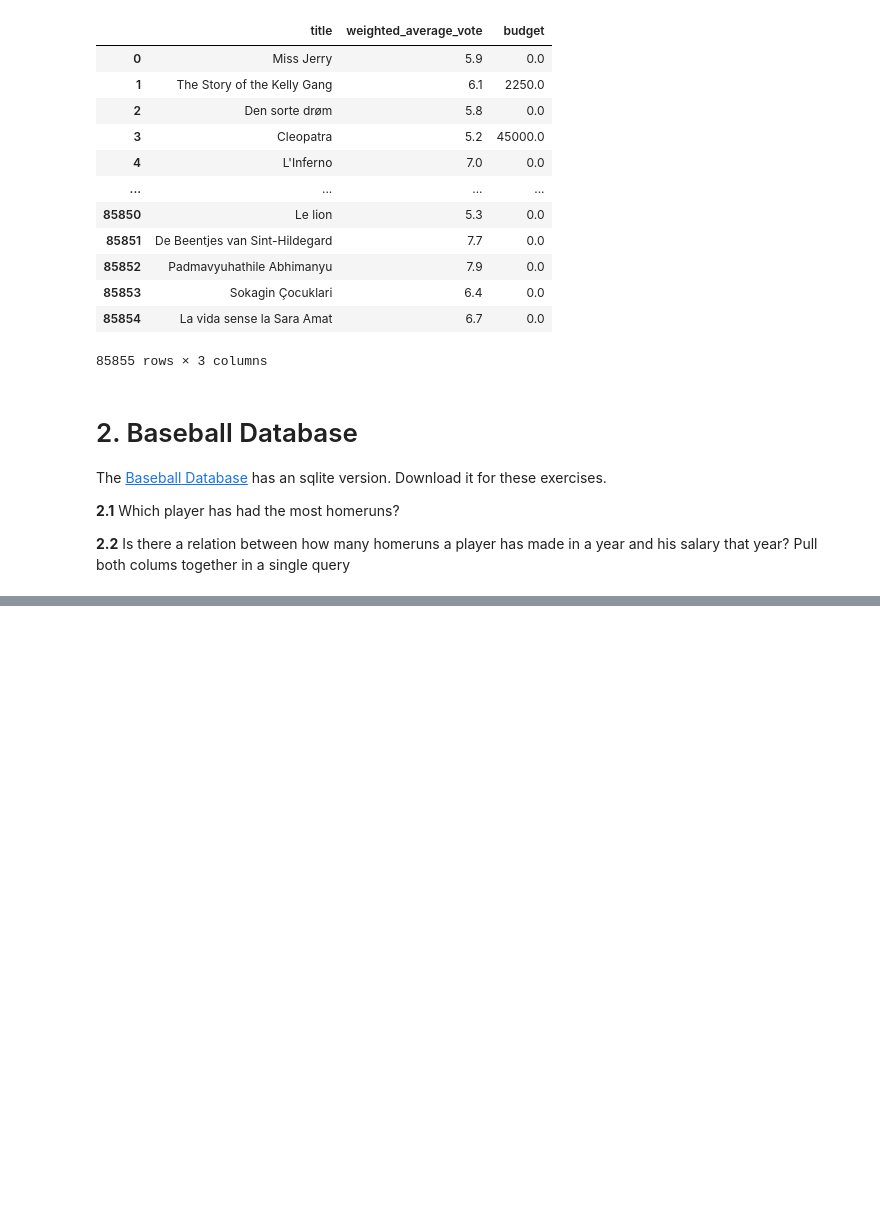
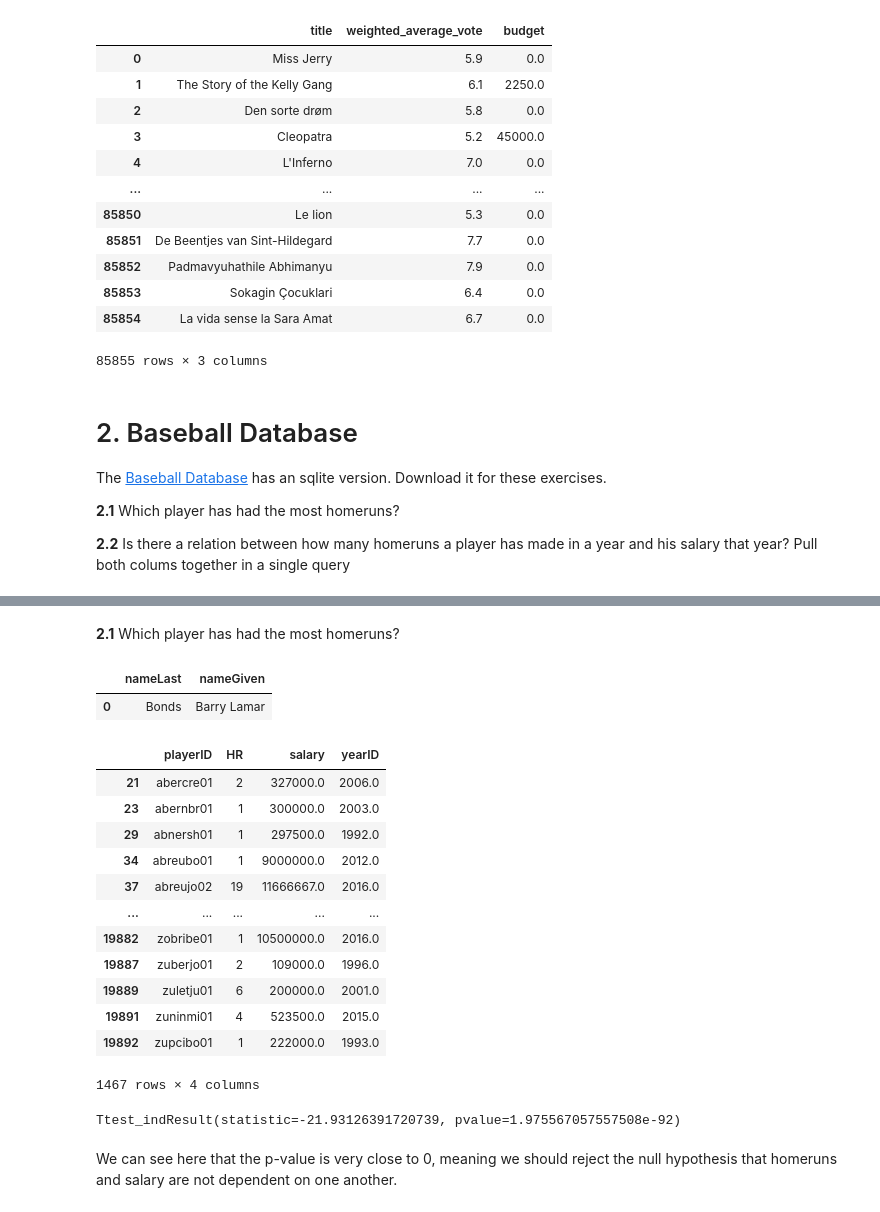
Before and after one commit to cb-ds-1/4-1-sql, a Jupyter notebook: workshop.ipynb, the cells around one changed output, grey strips where cells are left out. Saved outputs shown, nothing was run; the diff lists cells and outputs as text; code cells hidden in the pictures; blank space fills up the shorter version.

```diff
--- a/workshop.ipynb
+++ b/workshop.ipynb
@@ -71,5 +71,8 @@ movies.to_sql(
 )
 # %% [markdown]
 **1.2.1**
+# %%
+def query_db(q, conn):
+    return pd.read_sql_query(q, con=conn)
 # %%
 def query_movies(q):
@@ -173,3 +176,22 @@ The [Baseball Database](http://www.seanlahman.com/baseball-archive/statistics/)
 **2.1** Which player has had the most homeruns?
 
 **2.2** Is there a relation between how many homeruns a player has made in a year and his salary that year? Pull both colums together in a single query
+# %%
+
+files = ['Batting', 'Salaries', 'People']
+
+bball = sqlite3.connect('data/bbal_set.sqlite')
+
+def sqlize_csv2(file, conn):
+    df = pd.read_csv('data/'+file+'.csv')
+    df.to_sql(
+        name=file,
+        con=conn,
+        schema=None,
+        if_exists='replace',
+        index=True,
+    )
+
+for file in files:
+    print('Saving', file)
+    sqlize_csv2(file, bball)
@@ -175,0 +226,55 @@ The [Baseball Database](http://www.seanlahman.com/baseball-archive/statistics/)
+# %% [markdown]
+**2.1** Which player has had the most homeruns?
+# %%
+q = """
+SELECT nameLast, nameGiven
+FROM People
+WHERE playerID = (
+    SELECT playerID
+    FROM Batting
+    WHERE HR = (
+        SELECT MAX(HR) FROM Batting
+    )
+)
+"""
+most = query_bbal(q)
+most
+# %% [output]
+|  | nameLast | nameGiven |
+| 0 | Bonds | Barry Lamar |
+# %%
+q2 = """
+SELECT m.playerID, m.HR, m.salary, m.yearID
+FROM (
+    SELECT Batting.playerID, Batting.HR, Salaries.salary, Salaries.yearID
+    FROM Batting
+    LEFT JOIN Salaries ON Salaries.playerID = Batting.playerID
+) AS m
+GROUP BY m.playerID
+"""
+
+saljoin = query_bbal(q2)
+saljoin = saljoin.dropna()
+saljoin = saljoin[saljoin['HR'] > 0]
+aljoin
+# %% [output]
+|  | playerID | HR | salary | yearID |
+| 21 | abercre01 | 2 | 327000.0 | 2006.0 |
+| 23 | abernbr01 | 1 | 300000.0 | 2003.0 |
+| 29 | abnersh01 | 1 | 297500.0 | 1992.0 |
+| 34 | abreubo01 | 1 | 9000000.0 | 2012.0 |
+| 37 | abreujo02 | 19 | 11666667.0 | 2016.0 |
+| ... | ... | ... | ... | ... |
+| 19882 | zobribe01 | 1 | 10500000.0 | 2016.0 |
+| 19887 | zuberjo01 | 2 | 109000.0 | 1996.0 |
+| 19889 | zuletju01 | 6 | 200000.0 | 2001.0 |
+| 19891 | zuninmi01 | 4 | 523500.0 | 2015.0 |
+| 19892 | zupcibo01 | 1 | 222000.0 | 1993.0 |
+1467 rows × 4 columns
+# %%
+import scipy
+scipy.stats.ttest_ind(saljoin.HR, saljoin.salary, equal_var=False)
+# %% [output]
+Ttest_indResult(statistic=-21.93126391720739, pvalue=1.975567057557508e-92)
+# %% [markdown]
+We can see here that the p-value is very close to 0, meaning we should reject the null hypothesis that homeruns and salary are not dependent on one another.
```
Also changed, not shown: parts of 4 cells of this notebook.
